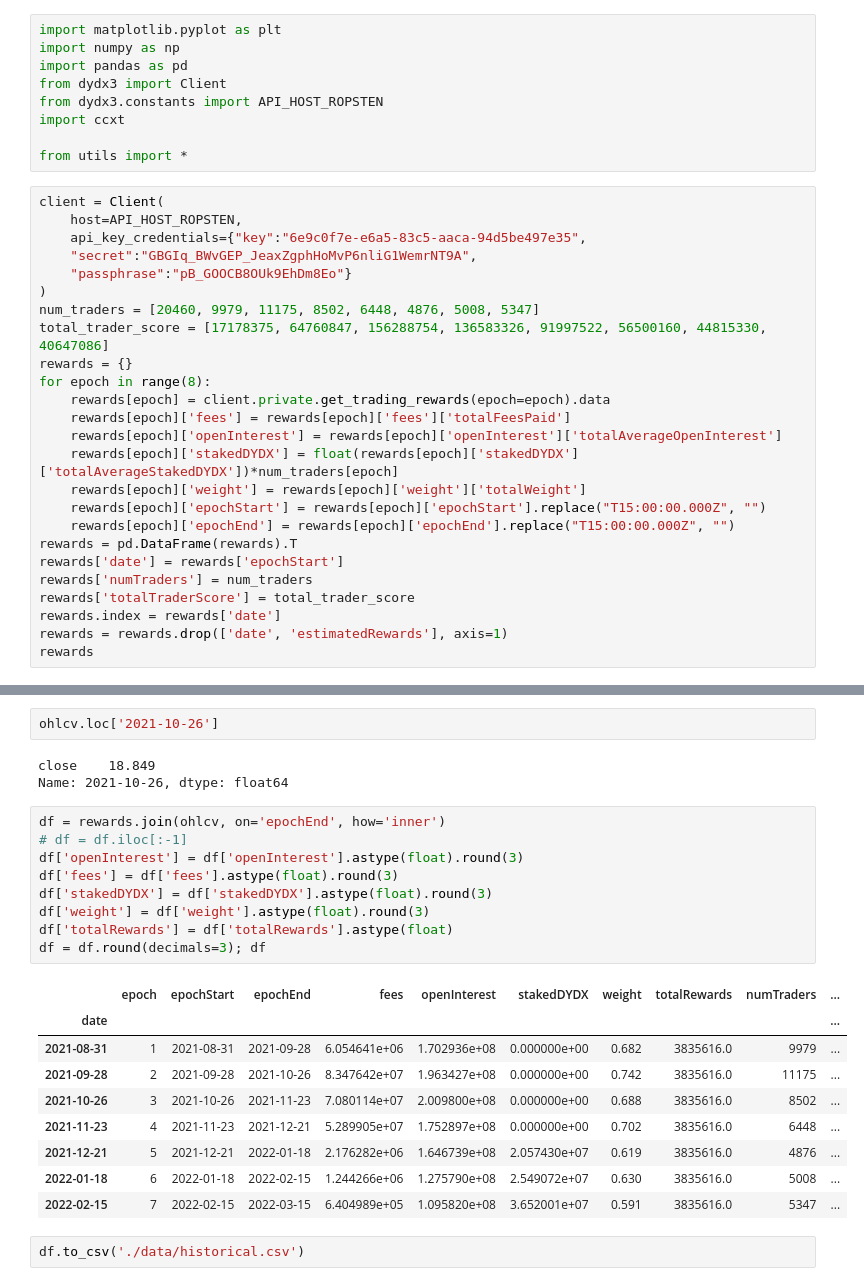
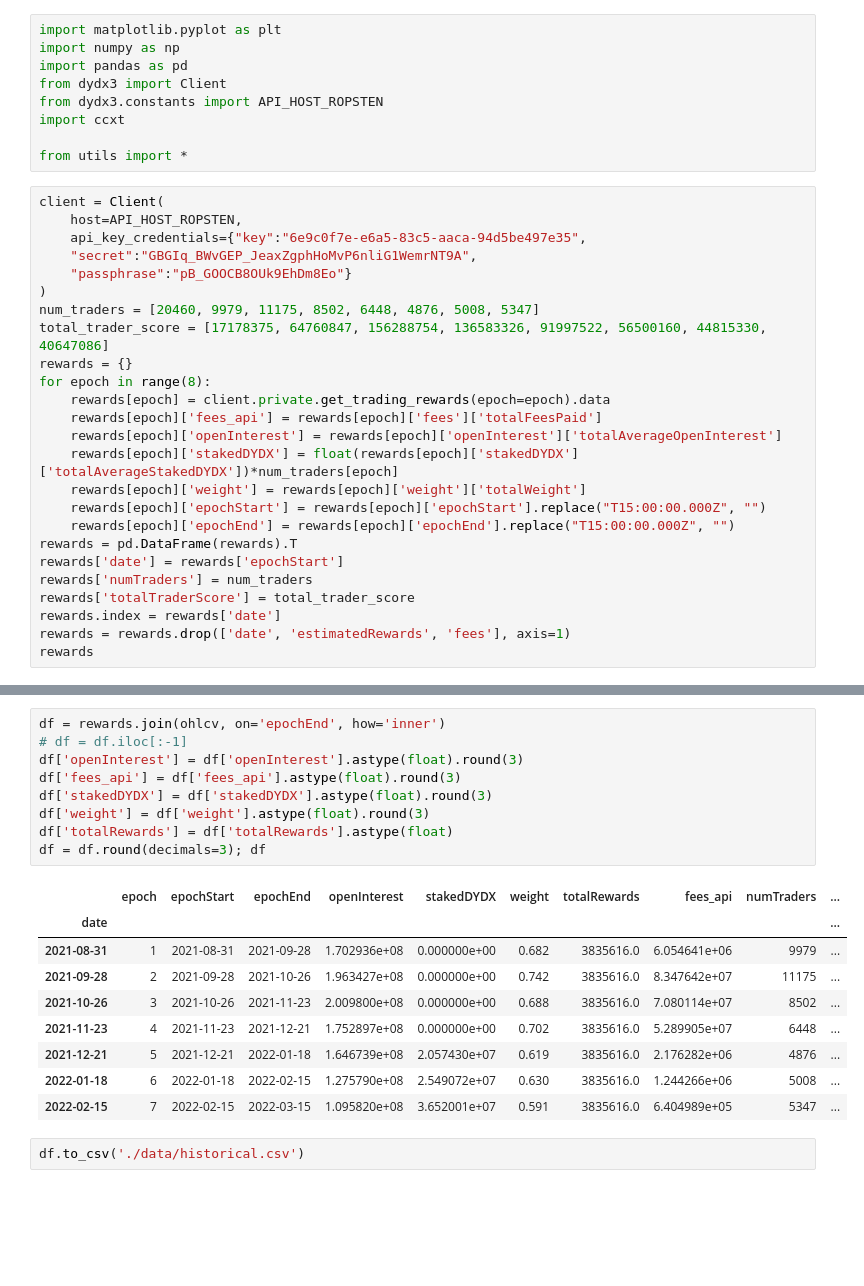
Before and after one commit to xenophonlabs/dydx-trader-rewards, a Jupyter notebook: trading_mechanisms/historical_data.ipynb, the cells around one changed output, grey strips where cells are left out. Saved outputs shown, nothing was run; the diff lists cells and outputs as text; blank space fills up the shorter version.

```diff
--- a/trading_mechanisms/historical_data.ipynb
+++ b/trading_mechanisms/historical_data.ipynb
@@ -23,7 +23,7 @@ total_trader_score = [17178375, 64760847, 156288754, 136583326, 91997522, 565001
 rewards = {}
 for epoch in range(8):
     rewards[epoch] = client.private.get_trading_rewards(epoch=epoch).data
-    rewards[epoch]['fees'] = rewards[epoch]['fees']['totalFeesPaid']
+    rewards[epoch]['fees_api'] = rewards[epoch]['fees']['totalFeesPaid']
     rewards[epoch]['openInterest'] = rewards[epoch]['openInterest']['totalAverageOpenInterest']
     rewards[epoch]['stakedDYDX'] = float(rewards[epoch]['stakedDYDX']['totalAverageStakedDYDX'])*num_traders[epoch]
     rewards[epoch]['weight'] = rewards[epoch]['weight']['totalWeight']
@@ -34,6 +34,6 @@ rewards['date'] = rewards['epochStart']
 rewards['numTraders'] = num_traders
 rewards['totalTraderScore'] = total_trader_score
 rewards.index = rewards['date']
-rewards = rewards.drop(['date', 'estimatedRewards'], axis=1)
+rewards = rewards.drop(['date', 'estimatedRewards', 'fees'], axis=1)
 rewards
 # %% [output]
@@ -77,27 +137,22 @@ ohlcv
-# %%
-ohlcv.loc['2021-10-26']
-# %% [output]
-close    18.849
-Name: 2021-10-26, dtype: float64
 # %%
 df = rewards.join(ohlcv, on='epochEnd', how='inner')
 # df = df.iloc[:-1]
 df['openInterest'] = df['openInterest'].astype(float).round(3)
-df['fees'] = df['fees'].astype(float).round(3)
+df['fees_api'] = df['fees_api'].astype(float).round(3)
 df['stakedDYDX'] = df['stakedDYDX'].astype(float).round(3)
 df['weight'] = df['weight'].astype(float).round(3)
 df['totalRewards'] = df['totalRewards'].astype(float)
 df = df.round(decimals=3); df
 # %% [output]
-|  | epoch | epochStart | epochEnd | fees | openInterest | stakedDYDX | weight | totalRewards | numTraders | ... |
+|  | epoch | epochStart | epochEnd | openInterest | stakedDYDX | weight | totalRewards | fees_api | numTraders | ... |
 | date |  |  |  |  |  |  |  |  |  | ... |
-| 2021-08-31 | 1 | 2021-08-31 | 2021-09-28 | 6.054641e+06 | 1.702936e+08 | 0.000000e+00 | 0.682 | 3835616.0 | 9979 | ... |
-| 2021-09-28 | 2 | 2021-09-28 | 2021-10-26 | 8.347642e+07 | 1.963427e+08 | 0.000000e+00 | 0.742 | 3835616.0 | 11175 | ... |
-| 2021-10-26 | 3 | 2021-10-26 | 2021-11-23 | 7.080114e+07 | 2.009800e+08 | 0.000000e+00 | 0.688 | 3835616.0 | 8502 | ... |
-| 2021-11-23 | 4 | 2021-11-23 | 2021-12-21 | 5.289905e+07 | 1.752897e+08 | 0.000000e+00 | 0.702 | 3835616.0 | 6448 | ... |
-| 2021-12-21 | 5 | 2021-12-21 | 2022-01-18 | 2.176282e+06 | 1.646739e+08 | 2.057430e+07 | 0.619 | 3835616.0 | 4876 | ... |
-| 2022-01-18 | 6 | 2022-01-18 | 2022-02-15 | 1.244266e+06 | 1.275790e+08 | 2.549072e+07 | 0.630 | 3835616.0 | 5008 | ... |
-| 2022-02-15 | 7 | 2022-02-15 | 2022-03-15 | 6.404989e+05 | 1.095820e+08 | 3.652001e+07 | 0.591 | 3835616.0 | 5347 | ... |
+| 2021-08-31 | 1 | 2021-08-31 | 2021-09-28 | 1.702936e+08 | 0.000000e+00 | 0.682 | 3835616.0 | 6.054641e+06 | 9979 | ... |
+| 2021-09-28 | 2 | 2021-09-28 | 2021-10-26 | 1.963427e+08 | 0.000000e+00 | 0.742 | 3835616.0 | 8.347642e+07 | 11175 | ... |
+| 2021-10-26 | 3 | 2021-10-26 | 2021-11-23 | 2.009800e+08 | 0.000000e+00 | 0.688 | 3835616.0 | 7.080114e+07 | 8502 | ... |
+| 2021-11-23 | 4 | 2021-11-23 | 2021-12-21 | 1.752897e+08 | 0.000000e+00 | 0.702 | 3835616.0 | 5.289905e+07 | 6448 | ... |
+| 2021-12-21 | 5 | 2021-12-21 | 2022-01-18 | 1.646739e+08 | 2.057430e+07 | 0.619 | 3835616.0 | 2.176282e+06 | 4876 | ... |
+| 2022-01-18 | 6 | 2022-01-18 | 2022-02-15 | 1.275790e+08 | 2.549072e+07 | 0.630 | 3835616.0 | 1.244266e+06 | 5008 | ... |
+| 2022-02-15 | 7 | 2022-02-15 | 2022-03-15 | 1.095820e+08 | 3.652001e+07 | 0.591 | 3835616.0 | 6.404989e+05 | 5347 | ... |
 # %%
 df.to_csv('./data/historical.csv')
 # %%
```
Also changed, not shown: parts of 18 cells of this notebook, 11 other files.
